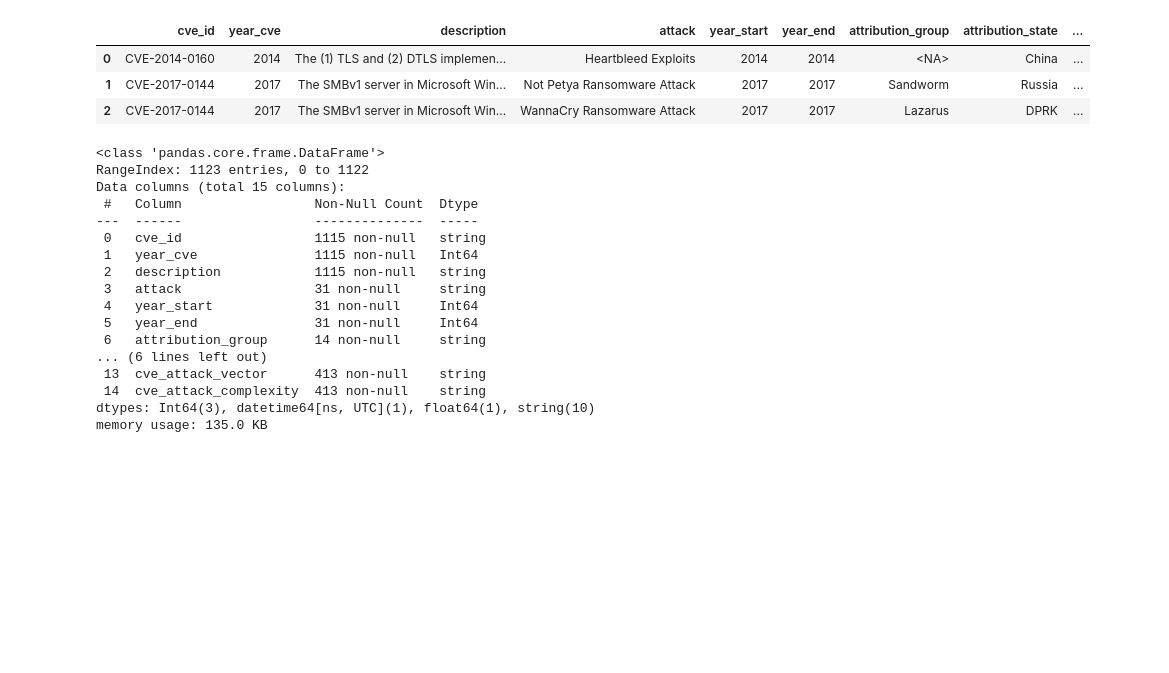
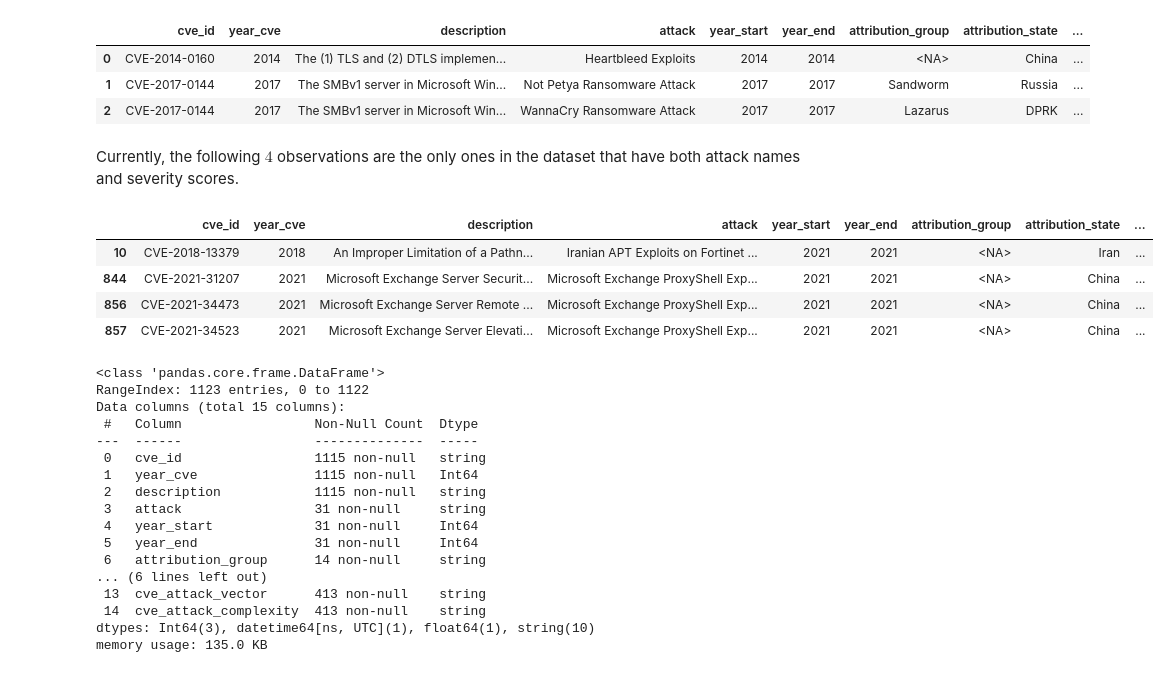
Before and after one commit to JBrocklyAnderson/practice-project, a Jupyter notebook: notebooks/IoT_CVE_Attacks_V2.ipynb, the cells around one changed output. Cells and saved outputs as stored; diff of their text form; code cells hidden in the pictures; blank space fills up the shorter version.

Commit message:
Add V2 IoT CVE Attack Data Notebook

```diff
--- a/notebooks/IoT_CVE_Attacks_V2.ipynb
+++ b/notebooks/IoT_CVE_Attacks_V2.ipynb
@@ -503,6 +486,16 @@ df.head(3)
 | 0 | CVE-2014-0160 | 2014 | The (1) TLS and (2) DTLS implemen... | Heartbleed Exploits | 2014 | 2014 | <NA> | China | ... |
 | 1 | CVE-2017-0144 | 2017 | The SMBv1 server in Microsoft Win... | Not Petya Ransomware Attack | 2017 | 2017 | Sandworm | Russia | ... |
 | 2 | CVE-2017-0144 | 2017 | The SMBv1 server in Microsoft Win... | WannaCry Ransomware Attack | 2017 | 2017 | Lazarus | DPRK | ... |
+# %% [markdown]
+Currently, the following $4$ observations are the only ones in the dataset that have both attack names and severity scores.
+# %%
+df[(df['cve_severity'].notnull()) & (df['attack'].notnull())]
+# %% [output]
+|  | cve_id | year_cve | description | attack | year_start | year_end | attribution_group | attribution_state | ... |
+| 10 | CVE-2018-13379 | 2018 | An Improper Limitation of a Pathn... | Iranian APT Exploits on Fortinet ... | 2021 | 2021 | <NA> | Iran | ... |
+| 844 | CVE-2021-31207 | 2021 | Microsoft Exchange Server Securit... | Microsoft Exchange ProxyShell Exp... | 2021 | 2021 | <NA> | China | ... |
+| 856 | CVE-2021-34473 | 2021 | Microsoft Exchange Server Remote ... | Microsoft Exchange ProxyShell Exp... | 2021 | 2021 | <NA> | China | ... |
+| 857 | CVE-2021-34523 | 2021 | Microsoft Exchange Server Elevati... | Microsoft Exchange ProxyShell Exp... | 2021 | 2021 | <NA> | China | ... |
 # %%
 df.info()
 # %% [output]
```
Also changed, not shown: parts of 19 cells of this notebook, 2 other files.
